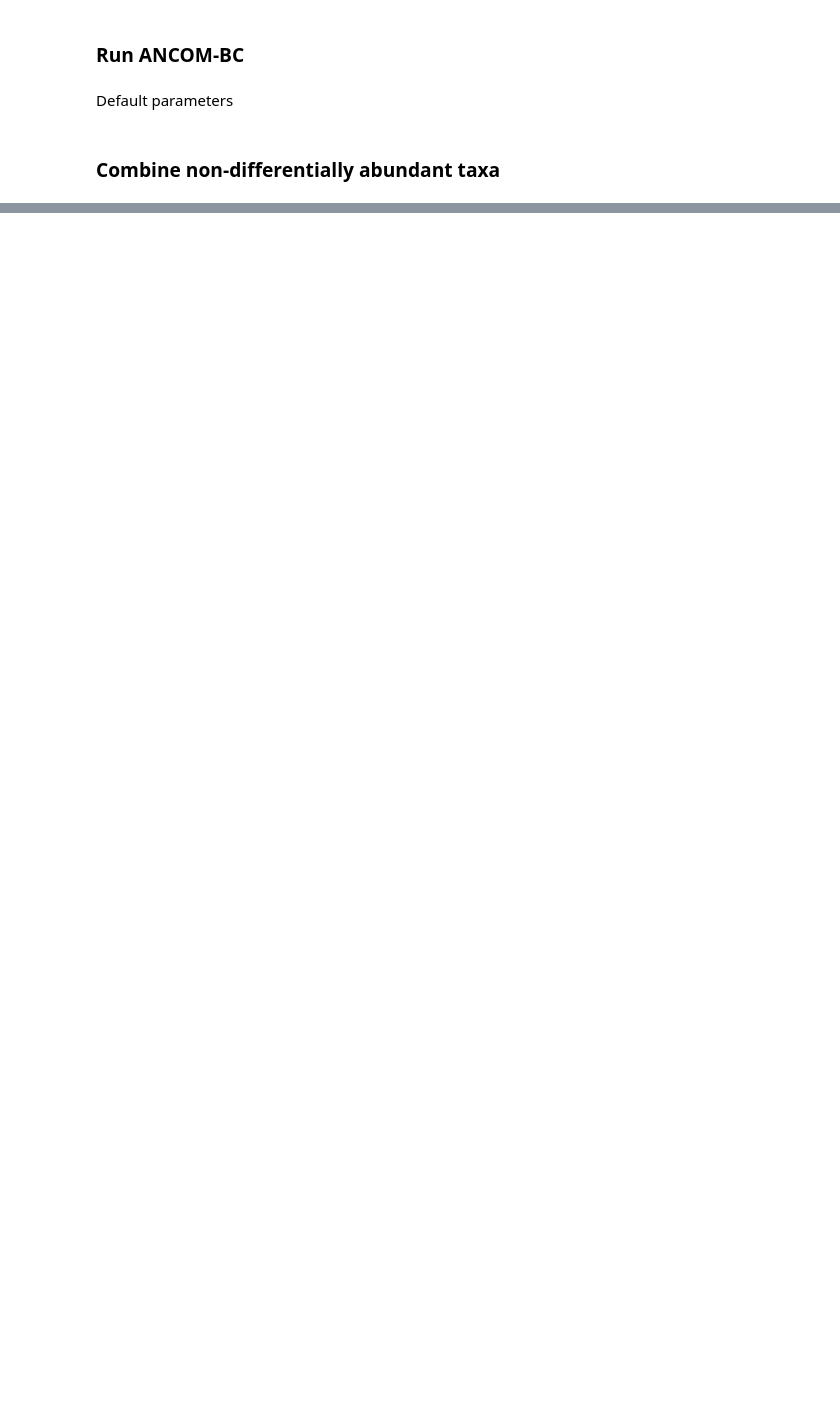
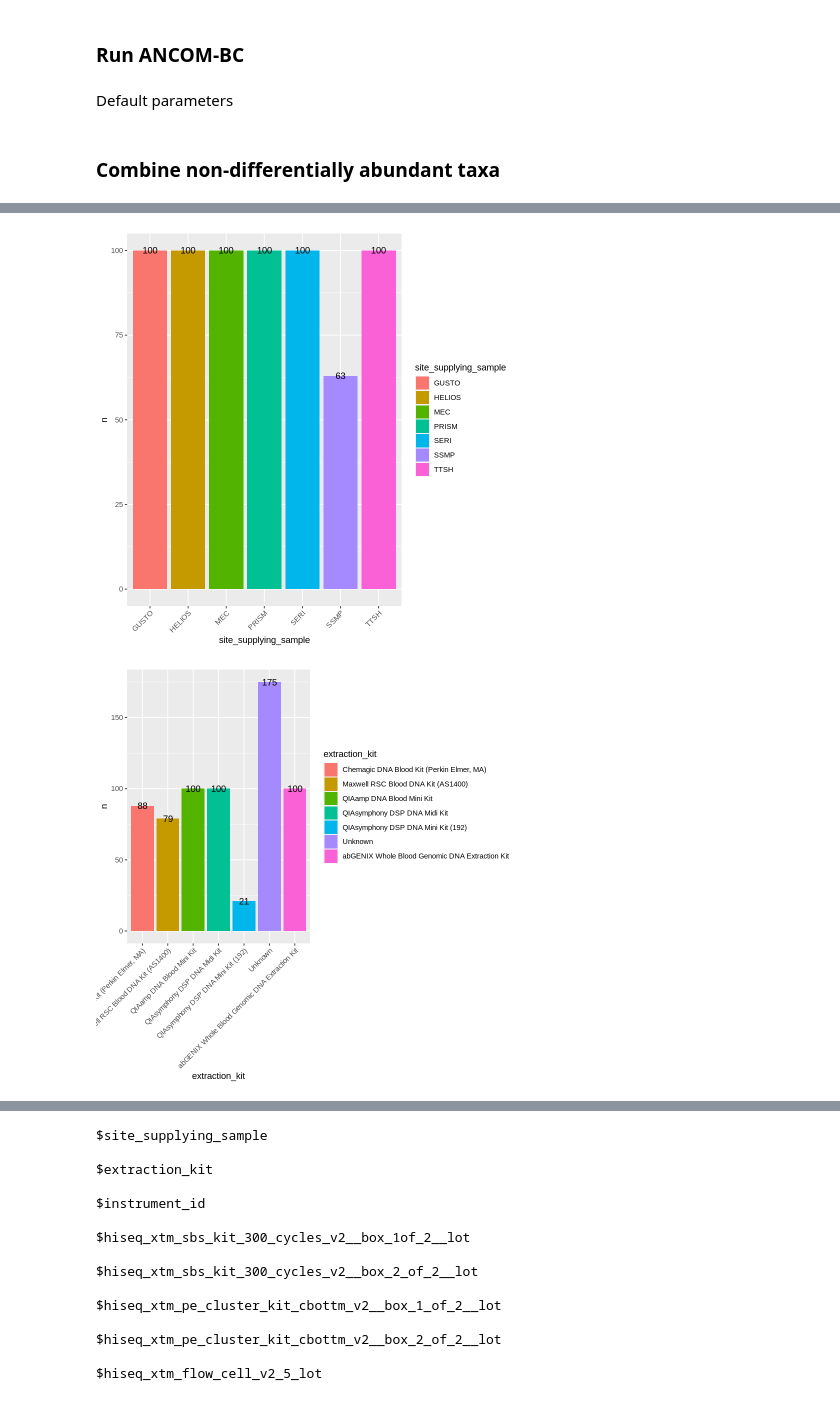
Before and after one commit to cednotsed/blood_microbial_signatures, a Jupyter notebook: analysis/ANCOM_decontamination.ipynb, the cells around one changed output, grey strips where cells are left out. Saved outputs shown, nothing was run; the diff lists cells and outputs as text; code cells hidden in the pictures; blank space fills up the shorter version.

```diff
--- a/analysis/ANCOM_decontamination.ipynb
+++ b/analysis/ANCOM_decontamination.ipynb
@@ -17,7 +17,7 @@ require(phyloseq)
 # %%
 load_data <- function(file_path) {
     df <- fread(file_path) %>%
-        separate(sample, into = c(NA, "npm_research_id"), sep = "_")
+        separate(sample, into = c(NA, "npm_research_id"), sep = "\\.")
     df <- as.matrix(df,rownames=1)
     df <- otu_table(df, taxa_are_rows = F)
     return(df)
@@ -38,7 +66,7 @@ parse_metadata <- function(file_path, df) {
 Default parameters
 # %%
 get_meta_cols <- function(meta) {
-    meta_cols <- colnames(meta)[grep("kit|flow_cell|instrument_id|source", colnames(meta))]
+    meta_cols <- colnames(meta)[grep("kit|flow_cell|instrument_id|site_supplying", colnames(meta))]
     to_exclude <- c("library_prep_kit", "hiseq_xtm_flow_cell_v2_5_id")
     meta_cols <- meta_cols[!(meta_cols %in% to_exclude)]
     return(meta_cols)
@@ -132,0 +180,34 @@ ERROR: Error in apply(col_result$diff_abn, 1, sum): dim(X) must have a positive
+# %%
+n_subset <- 100
+
+# Load data
+species_df <- load_data(str_glue("data/temp_files_{n_subset}/07_abundance_matrix/abundance_matrix.subset_{n_subset}.S.tsv"))
+
+# Retain relevant metadata
+meta <- parse_metadata("data/SG10K_Health_metadata.n10714.16March2021.parsed.csv", species_df)
+
+# Get metadata columns of interest
+meta_cols <- get_meta_cols(meta)
+
+meta <- as.matrix(meta)
+meta <- as_tibble(meta, rownames = "sample")
+
+plots <- list()
+
+for (column in meta_cols) {
+    plt <- meta %>%
+        mutate(across(everything(), as.character)) %>%
+        select(all_of(column)) %>%
+        group_by_at(column) %>%
+        summarise(n = n()) %>%
+        ggplot(aes_string(x = column, y = "n", fill = column)) +
+            geom_bar(stat = "identity") +
+            theme(axis.text.x = element_text(angle = 45, hjust = 1)) +
+            geom_text(aes_string(label = "n"))
+    plots[[column]] <- plt
+}
+
+plots
+# %% [output]
+[figure, added]
+[figure, added]
@@ -132,0 +218,15 @@ ERROR: Error in apply(col_result$diff_abn, 1, sum): dim(X) must have a positive
+$site_supplying_sample
+
+$extraction_kit
+
+$instrument_id
+
+$hiseq_xtm_sbs_kit_300_cycles_v2__box_1of_2__lot
+
+$hiseq_xtm_sbs_kit_300_cycles_v2__box_2_of_2__lot
+
+$hiseq_xtm_pe_cluster_kit_cbottm_v2__box_1_of_2__lot
+
+$hiseq_xtm_pe_cluster_kit_cbottm_v2__box_2_of_2__lot
+
+$hiseq_xtm_flow_cell_v2_5_lot
```
Also changed, not shown: parts of 18 cells of this notebook, 53 other files.
